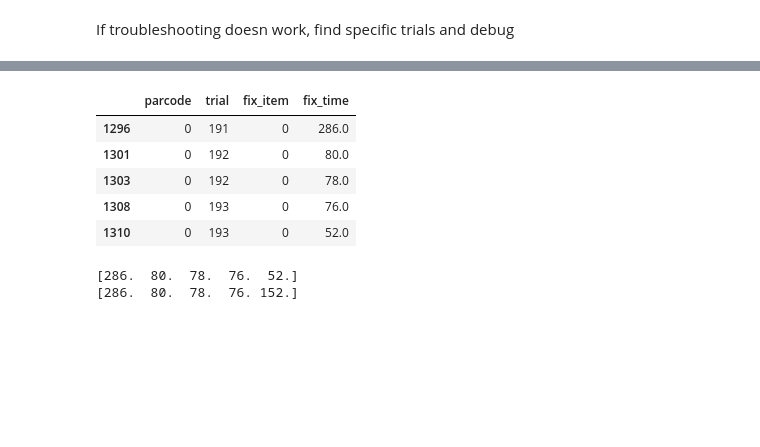
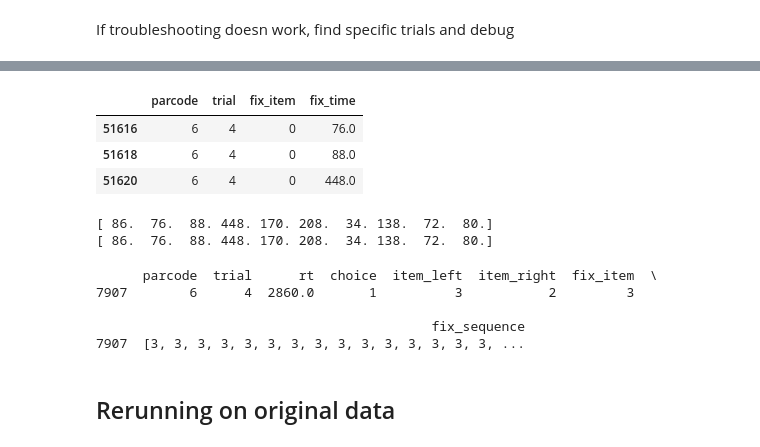
Before and after one commit to Hehesh/DDM, a Jupyter notebook: empirical_distributions_check.ipynb, the cells around one changed output, grey strips where cells are left out. Drawn from its saved outputs; the diff is of its cells as text; code cells hidden in the pictures; blank space fills up the shorter version.

Commit message:
fixes to get_empirical_distributions for Tavares data

```diff
--- a/empirical_distributions_check.ipynb
+++ b/empirical_distributions_check.ipynb
@@ -1034,20 +745,28 @@ def get_consecutive_subsection_fuzzy(
 # %%
 get_consecutive_subsection_fuzzy(
     fix_df, 'fix_time',
-    T_empirical_distributions.transitions[349:354],
+    T_empirical_distributions.transitions[13271:13274],
     max_gap=1,
     tol=1e-6
 )
 # %% [output]
 |  | parcode | trial | fix_item | fix_time |
-| 1296 | 0 | 191 | 0 | 286.0 |
-| 1301 | 0 | 192 | 0 | 80.0 |
-| 1303 | 0 | 192 | 0 | 78.0 |
-| 1308 | 0 | 193 | 0 | 76.0 |
-| 1310 | 0 | 193 | 0 | 52.0 |
+| 51616 | 6 | 4 | 0 | 76.0 |
+| 51618 | 6 | 4 | 0 | 88.0 |
+| 51620 | 6 | 4 | 0 | 448.0 |
 # %%
-print(T_empirical_distributions.transitions[349:354])
-print(empirical_distributions['transitions'][349:354])
+print(T_empirical_distributions.transitions[13270:13280])
+print(empirical_distributions['transitions'][13270:13280])
 # %% [output]
-[286.  80.  78.  76.  52.]
-[286.  80.  78.  76. 152.]
+[ 86.  76.  88. 448. 170. 208.  34. 138.  72.  80.]
+[ 86.  76.  88. 448. 170. 208.  34. 138.  72.  80.]
+# %%
+print(total_df.loc[(total_df['parcode'] == 6) & (total_df['trial'] == 4)])
+# %% [output]
+      parcode  trial      rt  choice  item_left  item_right  fix_item  \
+7907        6      4  2860.0       1          3           2         3
+
+                                           fix_sequence
+7907  [3, 3, 3, 3, 3, 3, 3, 3, 3, 3, 3, 3, 3, 3, 3, ...
+# %% [markdown]
+## Rerunning on original data
```
Also changed, not shown: parts of 30 cells of this notebook.
